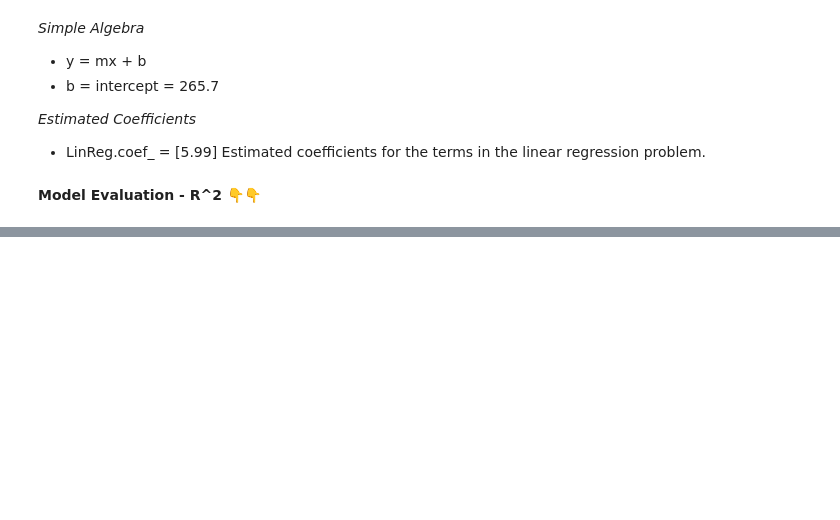
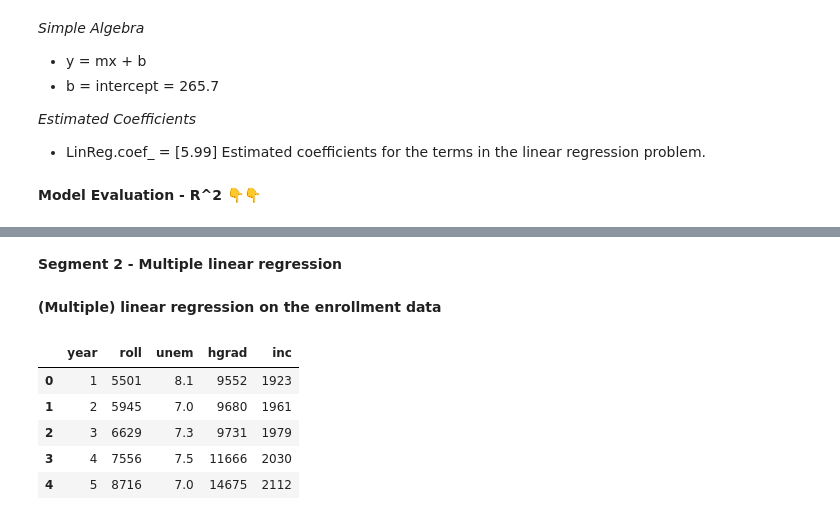
Before and after one commit to Fekry2016/data-analysis-with-python, a Jupyter notebook: Machine Learning.ipynb, the cells around one changed output, grey strips where cells are left out. Saved outputs shown, nothing was run; the diff lists cells and outputs as text; code cells hidden in the pictures; blank space fills up the shorter version.

```diff
--- a/Machine Learning.ipynb
+++ b/Machine Learning.ipynb
@@ -73,0 +78,17 @@ print(LinReg.score(X,y))
+# %% [markdown]
+**Segment 2 - Multiple linear regression**
+# %% [markdown]
+**(Multiple) linear regression on the enrollment data**
+# %%
+address = 'https://docs.google.com/spreadsheets/d/e/2PACX-1vSDKk4UPR6v4wxEMnVQ7ySU69iiSft0lazcvl-UlNfmBZ2k2AAG3mI5IQjDSFxk6DTrmbf4UapVC5uY/pub?output=csv'
+
+enroll = pd.read_csv(address)
+enroll.columns = ['year', 'roll', 'unem', 'hgrad', 'inc']
+enroll.head()
+# %% [output]
+|  | year | roll | unem | hgrad | inc |
+| 0 | 1 | 5501 | 8.1 | 9552 | 1923 |
+| 1 | 2 | 5945 | 7.0 | 9680 | 1961 |
+| 2 | 3 | 6629 | 7.3 | 9731 | 1979 |
+| 3 | 4 | 7556 | 7.5 | 11666 | 2030 |
+| 4 | 5 | 8716 | 7.0 | 14675 | 2112 |
```
Also changed, not shown: parts of 12 cells of this notebook.
